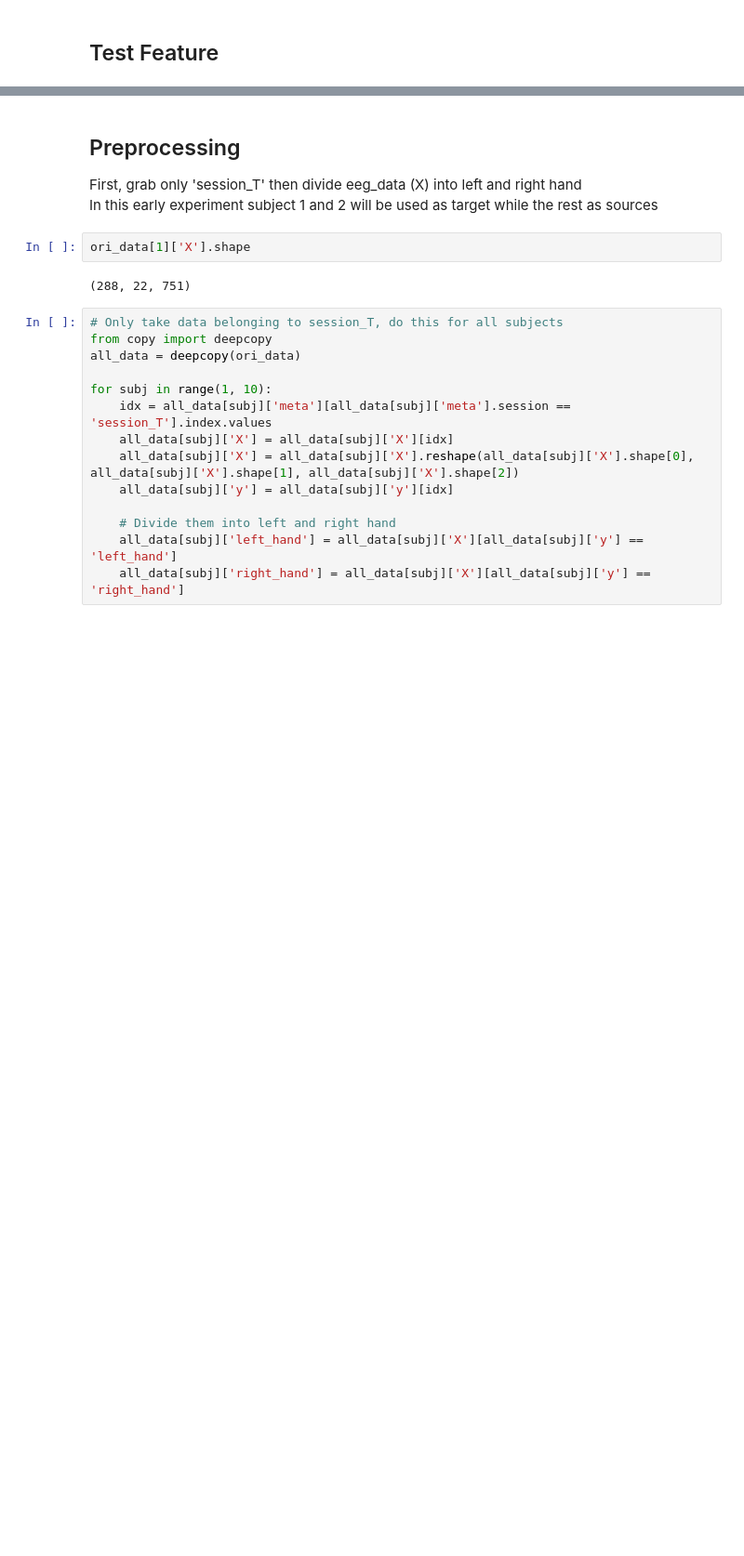
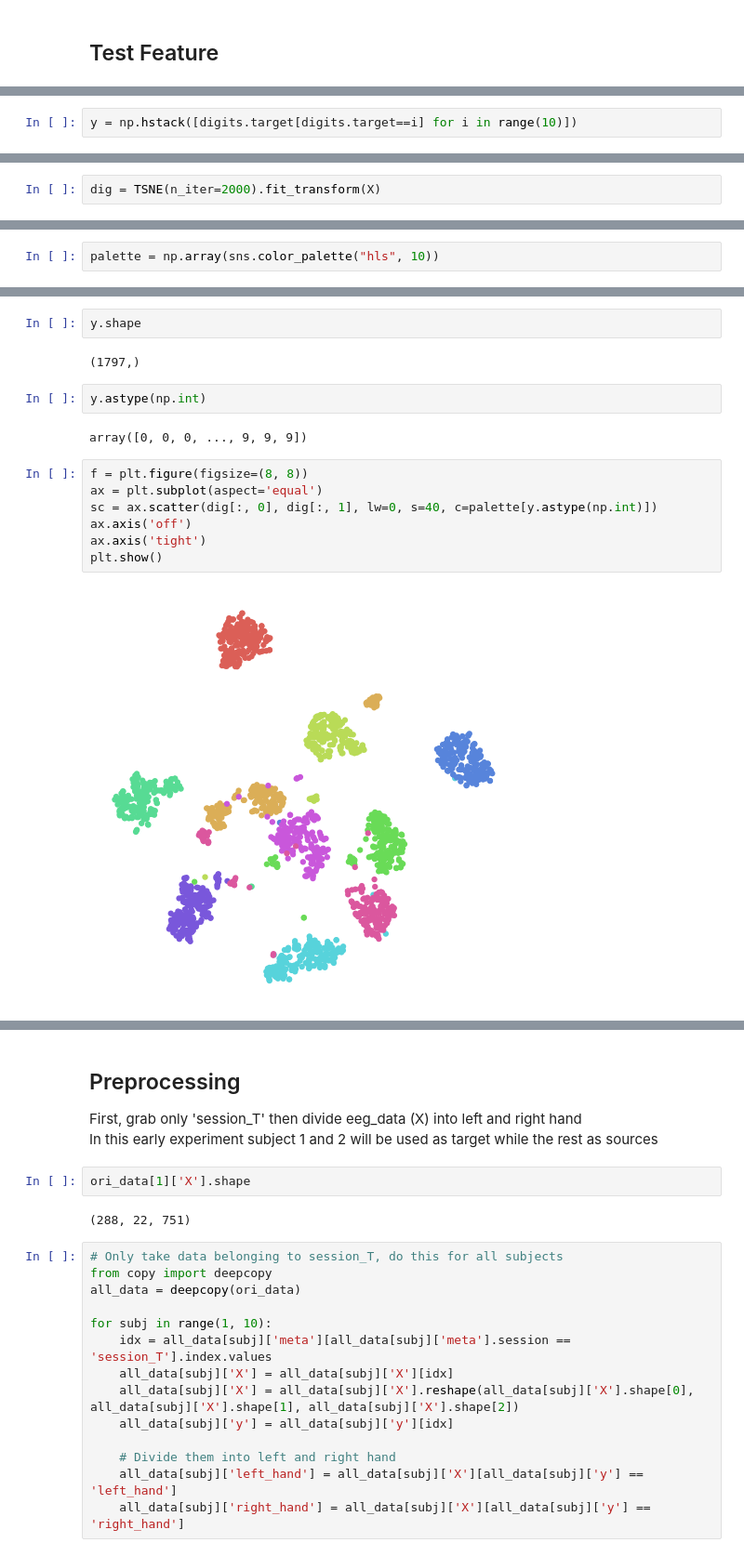
Before and after one commit to orvindemsy/EA-wLTL, a Jupyter notebook: EA+weighted_TL.ipynb, the cells around one changed output, grey strips where cells are left out. Shown: that part at 93% size. Saved outputs shown, nothing was run; the diff lists cells and outputs as text; blank space fills up the shorter version.

```diff
--- a/EA+weighted_TL.ipynb
+++ b/EA+weighted_TL.ipynb
@@ -564,0 +1095,2 @@ Test dataset shape (28, 5)
+# %%
+y = np.hstack([digits.target[digits.target==i] for i in range(10)])
@@ -564,0 +1107,2 @@ Test dataset shape (28, 5)
+# %%
+dig = TSNE(n_iter=2000).fit_transform(X)
@@ -564,0 +1133,2 @@ Test dataset shape (28, 5)
+# %%
+palette = np.array(sns.color_palette("hls", 10))
@@ -564,0 +1148,17 @@ Test dataset shape (28, 5)
+# %%
+y.shape
+# %% [output]
+(1797,)
+# %%
+y.astype(np.int)
+# %% [output]
+array([0, 0, 0, ..., 9, 9, 9])
+# %%
+f = plt.figure(figsize=(8, 8))
+ax = plt.subplot(aspect='equal')
+sc = ax.scatter(dig[:, 0], dig[:, 1], lw=0, s=40, c=palette[y.astype(np.int)])
+ax.axis('off')
+ax.axis('tight')
+plt.show()
+# %% [output]
+[figure, added]
```
Also changed, not shown: parts of 80 cells of this notebook.
